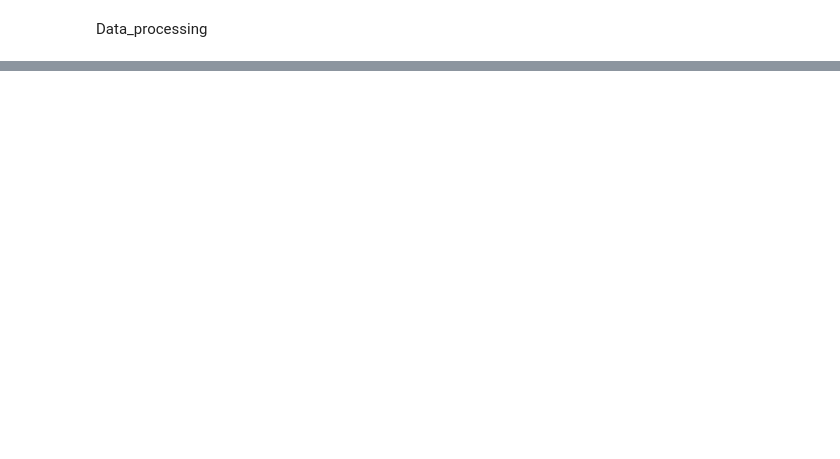
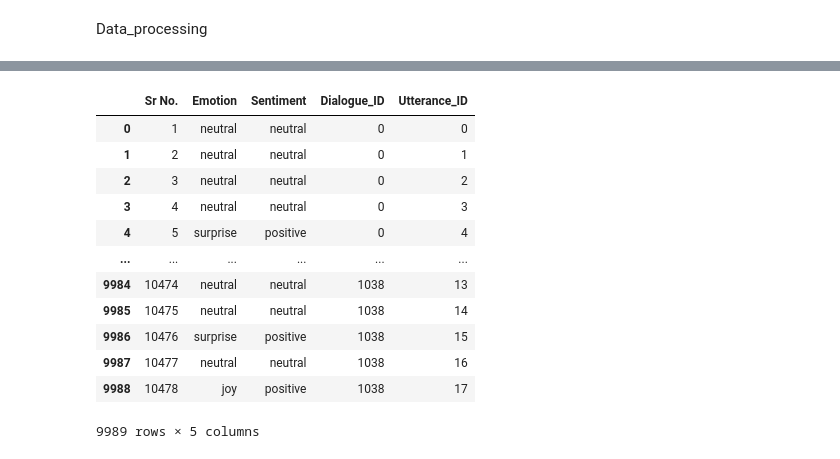
Before and after one commit to YechanJung/pknu25_05, a Jupyter notebook: Audio/feature_extracting.ipynb, the cells around one changed output, grey strips where cells are left out. Cells and saved outputs as stored; diff of their text form; code cells hidden in the pictures; blank space fills up the shorter version.

```diff
--- a/Audio/feature_extracting.ipynb
+++ b/Audio/feature_extracting.ipynb
@@ -2,11 +2,10 @@
 import pandas as pd
 from dotenv import load_dotenv
 from intensity import extract_complete_trajectory_features
-import os
-from mp4_noise_reducer import noise_reduce_mp4
 from gender_classifier import classify_gender
-load_dotenv()
-data_dir = os.getenv("DATA_DIR")
+import librosa
+data_dir = "enhanced_audio/"
+raw_dir = "../../../MELD.Raw"
 # %% [markdown]
 Data_processing
 # %%
@@ -26,0 +29,17 @@ for row in range(len(train_df)):
+# %%
+data_df.drop(columns=['Utterance_ID', 'Dialogue_ID','Sentiment', 'Sr No.', 'Utterance', 'Speaker', 'Episode', 'Season', 'StartTime', 'EndTime'], inplace=True)
+data_df
+# %% [output]
+|  | Sr No. | Emotion | Sentiment | Dialogue_ID | Utterance_ID |
+| 0 | 1 | neutral | neutral | 0 | 0 |
+| 1 | 2 | neutral | neutral | 0 | 1 |
+| 2 | 3 | neutral | neutral | 0 | 2 |
+| 3 | 4 | neutral | neutral | 0 | 3 |
+| 4 | 5 | surprise | positive | 0 | 4 |
+| ... | ... | ... | ... | ... | ... |
+| 9984 | 10474 | neutral | neutral | 1038 | 13 |
+| 9985 | 10475 | neutral | neutral | 1038 | 14 |
+| 9986 | 10476 | surprise | positive | 1038 | 15 |
+| 9987 | 10477 | neutral | neutral | 1038 | 16 |
+| 9988 | 10478 | joy | positive | 1038 | 17 |
+9989 rows × 5 columns
```
Also changed, not shown: parts of 7 cells of this notebook, 2 other files.
